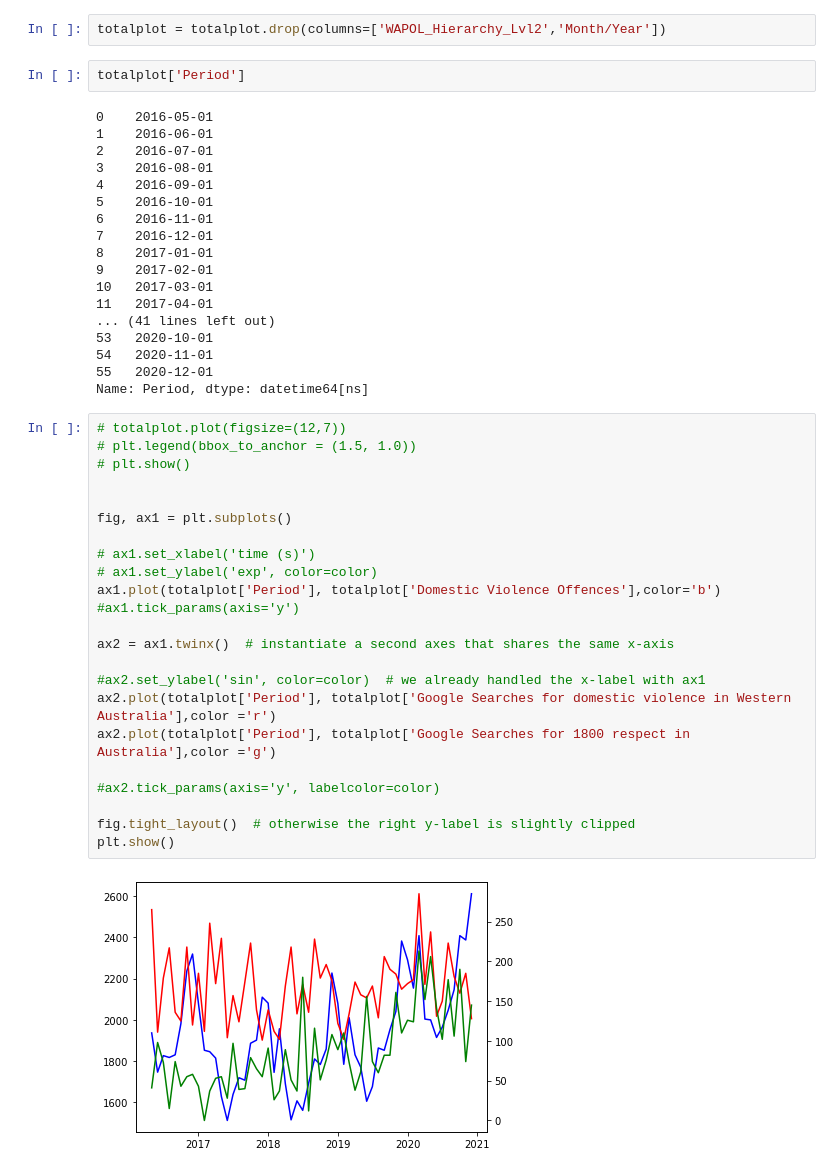
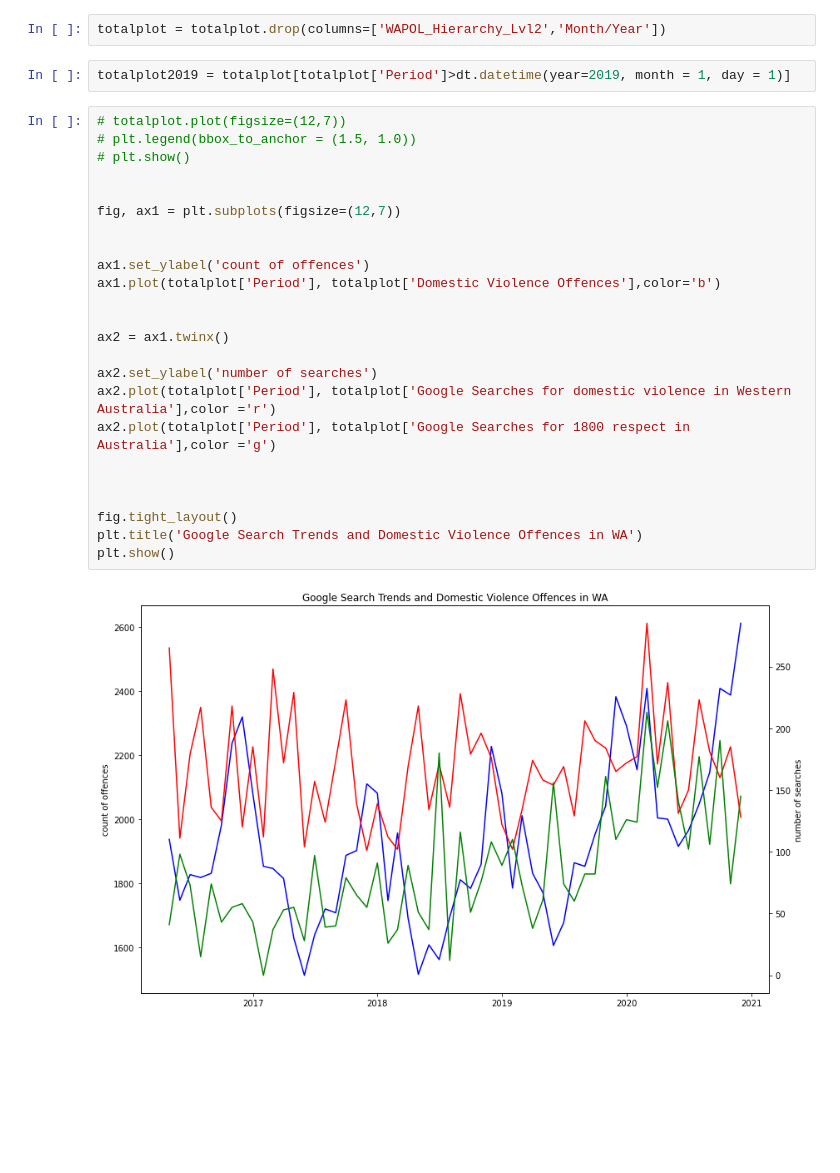
Before and after one commit to FernB/WACrimeRatesCovid19, a Jupyter notebook: WA Crime Rates.ipynb, the cells around one changed output. Cells and saved outputs as stored; diff of their text form; blank space fills up the shorter version.

Commit message:
trend graph

```diff
--- a/WA Crime Rates.ipynb
+++ b/WA Crime Rates.ipynb
@@ -339,48 +339,31 @@ totalplot.rename(columns ={'COUNT_of_Offnc_ID':'Domestic Violence Offences','dom
 #totalplot['Domestic Violence Offences'] = totalplot['Domestic Violence Offences']/10
 # %%
 totalplot = totalplot.drop(columns=['WAPOL_Hierarchy_Lvl2','Month/Year'])
-# %%
-totalplot['Period']
-# %% [output]
-0    2016-05-01
-1    2016-06-01
-2    2016-07-01
-3    2016-08-01
-4    2016-09-01
-5    2016-10-01
-6    2016-11-01
-7    2016-12-01
-8    2017-01-01
-9    2017-02-01
-10   2017-03-01
-11   2017-04-01
-... (41 lines left out)
-53   2020-10-01
-54   2020-11-01
-55   2020-12-01
-Name: Period, dtype: datetime64[ns]
+# %%
+totalplot2019 = totalplot[totalplot['Period']>dt.datetime(year=2019, month = 1, day = 1)]
 # %%
 # totalplot.plot(figsize=(12,7))
 # plt.legend(bbox_to_anchor = (1.5, 1.0))
 # plt.show()
 
 
-fig, ax1 = plt.subplots()
+fig, ax1 = plt.subplots(figsize=(12,7))
 
-# ax1.set_xlabel('time (s)')
-# ax1.set_ylabel('exp', color=color)
+
+ax1.set_ylabel('count of offences')
 ax1.plot(totalplot['Period'], totalplot['Domestic Violence Offences'],color='b')
-#ax1.tick_params(axis='y')
 
-ax2 = ax1.twinx()  # instantiate a second axes that shares the same x-axis
 
-#ax2.set_ylabel('sin', color=color)  # we already handled the x-label with ax1
+ax2 = ax1.twinx()
+
+ax2.set_ylabel('number of searches')
 ax2.plot(totalplot['Period'], totalplot['Google Searches for domestic violence in Western Australia'],color ='r')
 ax2.plot(totalplot['Period'], totalplot['Google Searches for 1800 respect in Australia'],color ='g')
 
-#ax2.tick_params(axis='y', labelcolor=color)
 
-fig.tight_layout()  # otherwise the right y-label is slightly clipped
+
+fig.tight_layout()
+plt.title('Google Search Trends and Domestic Violence Offences in WA')
 plt.show()
 # %% [output]
-[figure, old version]
+[figure, new version]
```
Also changed, not shown: parts of 1 cell of this notebook, 1 other file.
